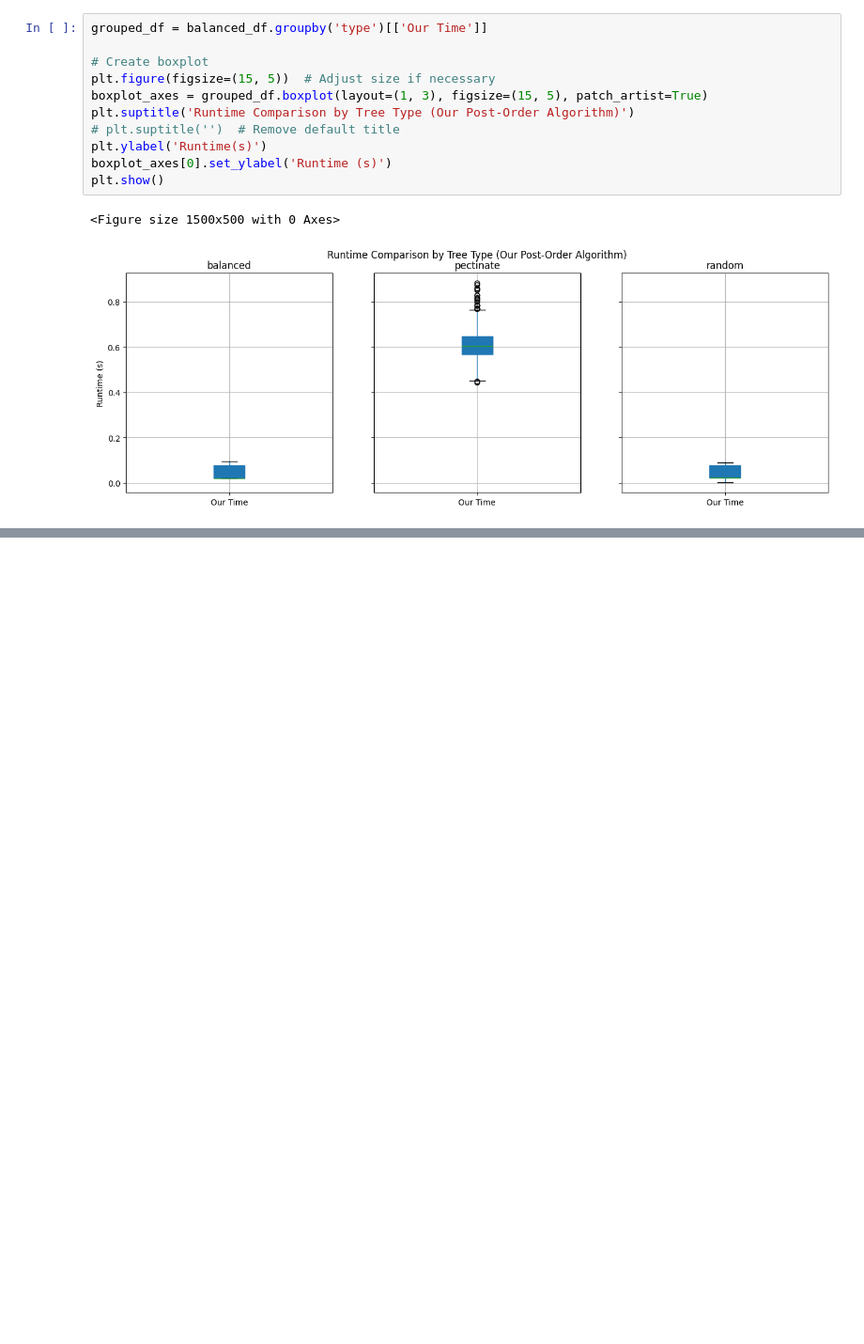
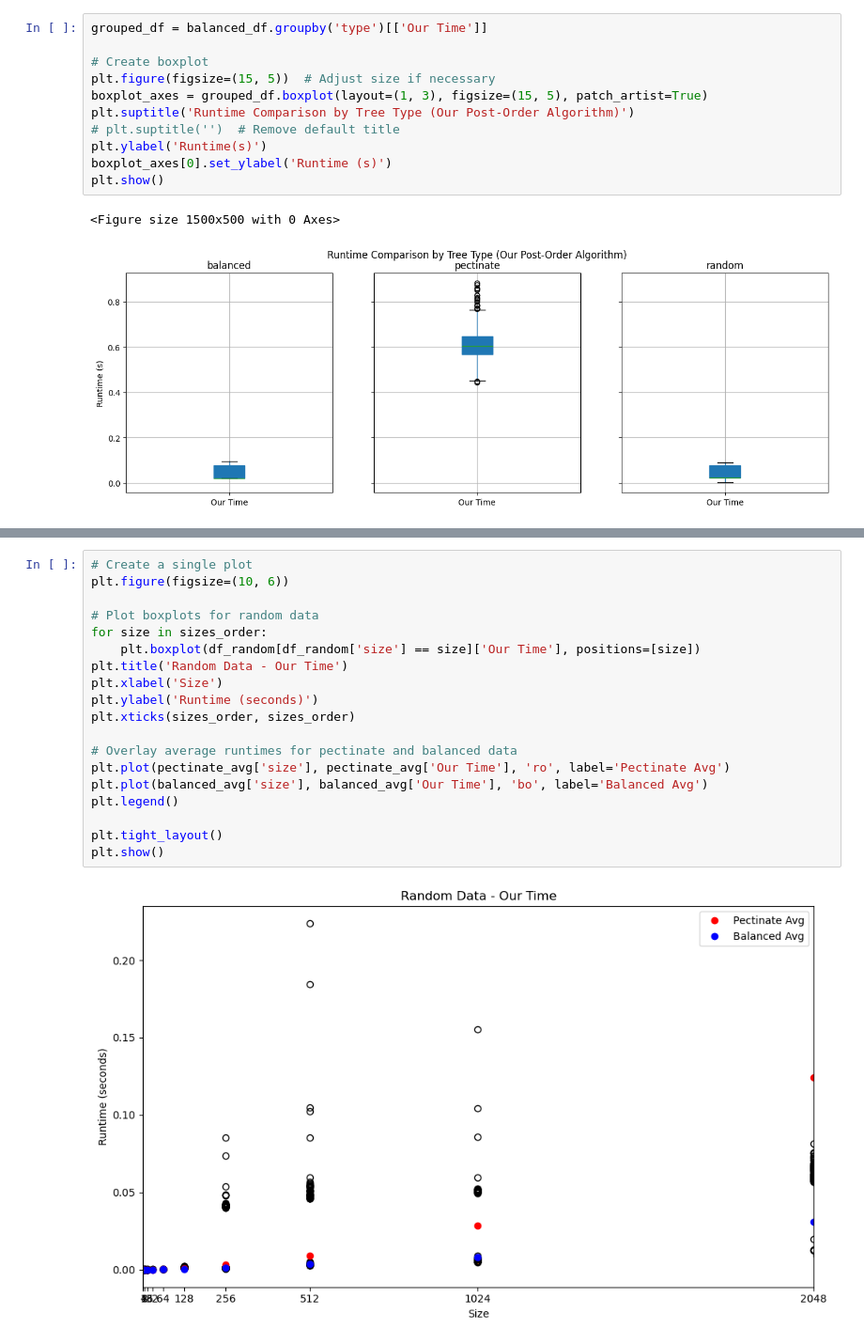
Before and after one commit to rhit-davisoc/OrthoParaTesting, a Jupyter notebook: Automated Tests/data_analysis_2024.ipynb, the cells around one changed output, grey strips where cells are left out. Shown at 94% size. Drawn from its saved outputs; the diff is of its cells as text; blank space fills up the shorter version.

```diff
--- a/Automated Tests/data_analysis_2024.ipynb
+++ b/Automated Tests/data_analysis_2024.ipynb
@@ -159,0 +266,21 @@ plt.show()
+# %%
+# Create a single plot
+plt.figure(figsize=(10, 6))
+
+# Plot boxplots for random data
+for size in sizes_order:
+    plt.boxplot(df_random[df_random['size'] == size]['Our Time'], positions=[size])
+plt.title('Random Data - Our Time')
+plt.xlabel('Size')
+plt.ylabel('Runtime (seconds)')
+plt.xticks(sizes_order, sizes_order)
+
+# Overlay average runtimes for pectinate and balanced data
+plt.plot(pectinate_avg['size'], pectinate_avg['Our Time'], 'ro', label='Pectinate Avg')
+plt.plot(balanced_avg['size'], balanced_avg['Our Time'], 'bo', label='Balanced Avg')
+plt.legend()
+
+plt.tight_layout()
+plt.show()
+# %% [output]
+[figure, added]
```
Also changed, not shown: parts of 6 cells of this notebook, 5 other files.
